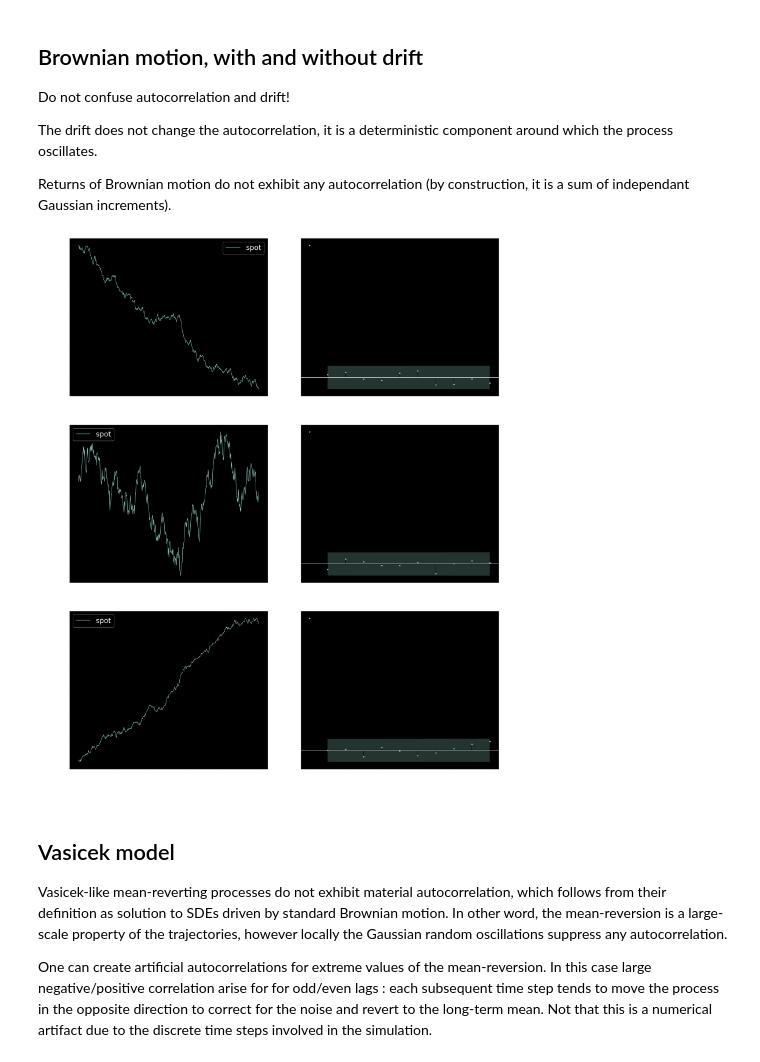
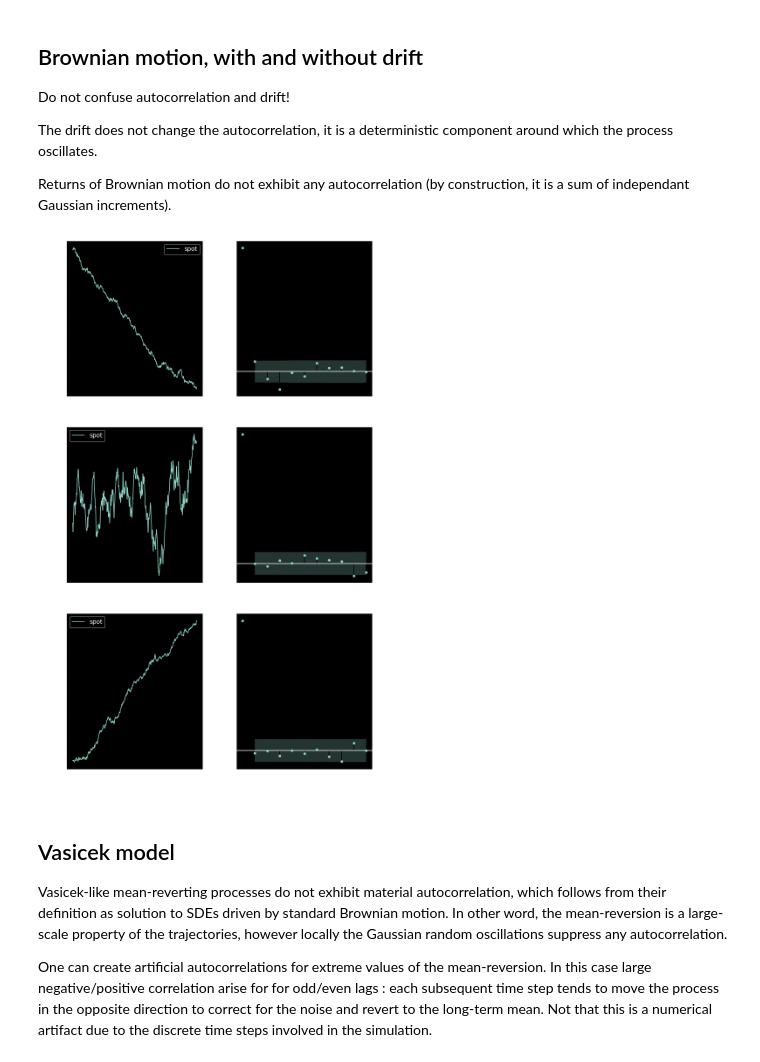
Before and after one commit to sauxpa/Quant, a Jupyter notebook: autocorrelation.ipynb, the cells around one changed output. Drawn from its saved outputs; the diff is of its cells as text; code cells hidden in the pictures.

Commit message:
change plot params

```diff
--- a/autocorrelation.ipynb
+++ b/autocorrelation.ipynb
@@ -5,6 +5,15 @@ from ito_diffusion_1d import *
 import matplotlib.pyplot as plt
 from matplotlib.ticker import FuncFormatter
 plt.style.use('dark_background')
+# %%
+params = {
+    'font.size': 14,
+    'figure.figsize': (11,18),
+    'axes.labelsize': 12,
+    'xtick.labelsize': 12,
+    'ytick.labelsize': 12,
+}
+plt.rcParams.update(params)
 # %%
 T = 1
 SCHEME_STEPS = 500
@@ -20,38 +27,36 @@ The drift does not change the autocorrelation, it is a deterministic component a
 
 Returns of Brownian motion do not exhibit any autocorrelation (by construction, it is a sum of independant Gaussian increments).
 # %%
-fig, axes = plt.subplots(figsize=(29, 35), nrows=3, ncols=2)
+fig, axes = plt.subplots(nrows=3, ncols=2)
 
 drifts = [-5.0, 0.0, 5.0]
 
 X = BM(x0=100, T=T, scheme_steps=SCHEME_STEPS, vol=1,\
            barrier=0, barrier_condition='absorb')
 
 for i, ax_row in enumerate(axes):
     drift = drifts[i]
     X.drift_double = drift
     df = X.simulate()
 
     ax = ax_row[0]
     df.plot(kind='line', ax=ax)
-    ax.set_xlabel('time\ndrift={:.2f}'.format(drift), fontsize=FONT_SIZE)
-    ax.set_ylabel('spot', fontsize=FONT_SIZE)
-    ax.legend(prop={'size': LEGEND_SIZE})
-    ax.tick_params(labelsize=FONT_SIZE)
+    ax.set_xlabel('time\ndrift={:.2f}'.format(drift))
+    ax.set_ylabel('spot')
+    ax.legend()
 
     ax = ax_row[1]
     rets = ((df-df.shift(1))/df.shift(1)).iloc[1:]
     plot_acf(rets.values, lags=LAGS, ax=ax, zero=True, title='')
     ax.xaxis.set_major_formatter(FuncFormatter(lambda x, _: '{:.0f}'.format(x)))
-    ax.set_xlabel('time\ndrift={:.2f}'.format(drift), fontsize=FONT_SIZE)
-    ax.set_ylabel('autocorrelogram', fontsize=FONT_SIZE)
+    ax.set_xlabel('time\ndrift={:.2f}'.format(drift))
+    ax.set_ylabel('autocorrelogram')
     ax.yaxis.set_major_formatter(FuncFormatter(lambda x, _: '{:.0%}'.format(x)))
-    ax.tick_params(labelsize=FONT_SIZE)
 
 plt.tight_layout()
 plt.show()
 # %% [output]
-[figure, old version]
+[figure, new version]
 # %% [markdown]
 ## Vasicek model
 
```
Also changed, not shown: parts of 3 cells of this notebook, 1 other file.
